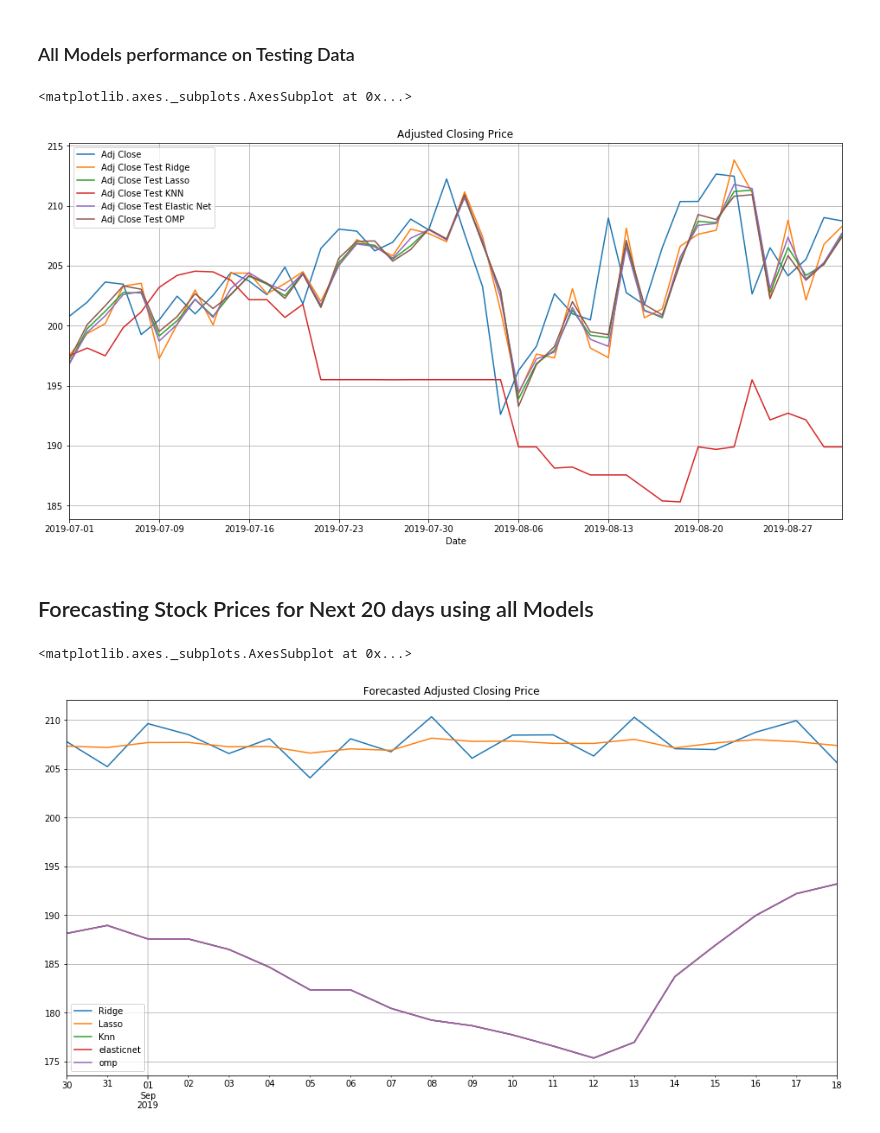
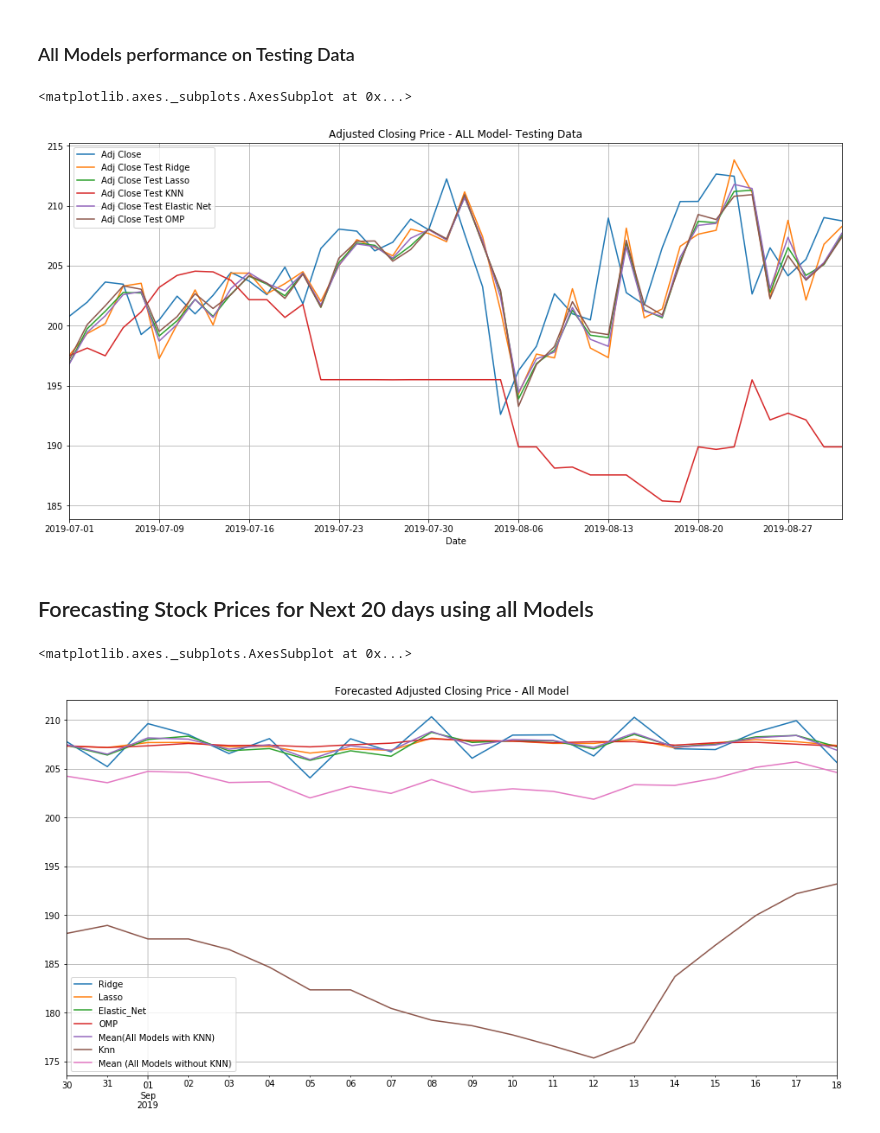
Before and after one commit to BV-Pradeep/make-money-with-ml, a Jupyter notebook: SecondHomeworkAssignment/secondhomework.ipynb, the cells around one changed output. Saved outputs shown, nothing was run; the diff lists cells and outputs as text; code cells hidden in the pictures.

```diff
--- a/SecondHomeworkAssignment/secondhomework.ipynb
+++ b/SecondHomeworkAssignment/secondhomework.ipynb
@@ -249,10 +251,10 @@ df_test['Adj Close Test KNN'] = y_pred_knn
 df_test['Adj Close Test Elastic Net'] = y_pred_elastic_net
 df_test['Adj Close Test OMP'] = y_pred_omp
 # Plot the data now
-df_test.plot(label='AAPL', figsize=(16,8), title='Adjusted Closing Price', grid=True)
+df_test.plot(label='AAPL', figsize=(16,8), title='Adjusted Closing Price - ALL Model- Testing Data', grid=True)
 # %% [output]
 <matplotlib.axes._subplots.AxesSubplot at 0x...>
-[figure, old version]
+[figure, new version]
 # %% [markdown]
 ## Forecasting Stock Prices for Next 20 days using all Models
 # %%
@@ -267,8 +269,8 @@ for i in range(num_days):
     values["ridge"].append(ridge_model.predict(input_values["ridge"])[0])
     values["lasso"].append(lasso_model.predict(input_values["lasso"])[0])
     values["knn"].append(knn_model.predict(input_values["knn"])[0])
-    values["elasticnet"].append(knn_model.predict(input_values["elasticnet"])[0])
-    values["omp"].append(knn_model.predict(input_values["omp"])[0])
+    values["elasticnet"].append(elastic_net_model.predict(input_values["elasticnet"])[0])
+    values["omp"].append(omp_model.predict(input_values["omp"])[0])
     for v in input_values:
         val = input_values[v]
         val = np.insert(val, -1, values[v][-1], axis=1)
@@ -281,18 +283,20 @@ for v in input_values:
 # %%
 from datetime import timedelta, datetime
 last_date = datetime.strptime(dataframe.index[-1], '%Y-%m-%d')
 
 df_forecast = pd.DataFrame()
 df_forecast["Ridge"] = values["ridge"]
 df_forecast["Lasso"] = values["lasso"]
+df_forecast["Elastic_Net"] = values["elasticnet"]
+df_forecast["OMP"] = values["omp"]
+df_forecast['Mean(All Models with KNN)'] = df_forecast.mean(axis=1)
 df_forecast["Knn"] = values["knn"]
-df_forecast["elasticnet"] = values["elasticnet"]
-df_forecast["omp"] = values["omp"]
+df_forecast['Mean (All Models without KNN)'] = df_forecast.mean(axis=1)
 df_forecast.index = pd.date_range(start=last_date, periods=num_days)
-df_forecast.plot(label='AAPL', figsize=(16,8), title='Forecasted Adjusted Closing Price', grid=True)
+df_forecast.plot(label='AAPL', figsize=(16,8), title='Forecasted Adjusted Closing Price - All Model', grid=True)
 # %% [output]
 <matplotlib.axes._subplots.AxesSubplot at 0x...>
-[figure, old version]
+[figure, new version]
 # %%
 df_forecast
 # %% [output]
```
Also changed, not shown: parts of 15 cells of this notebook.
